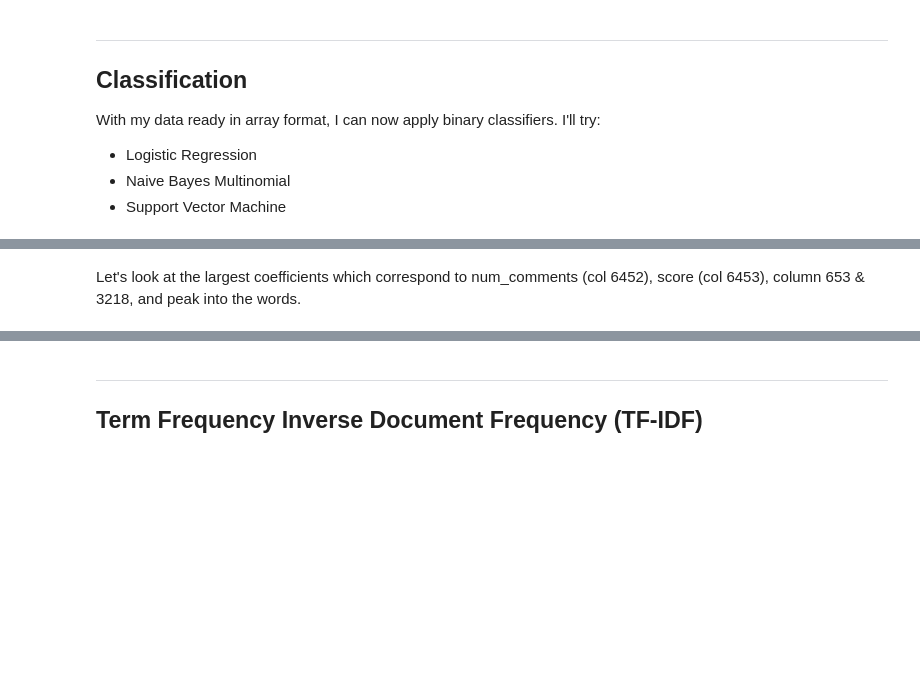
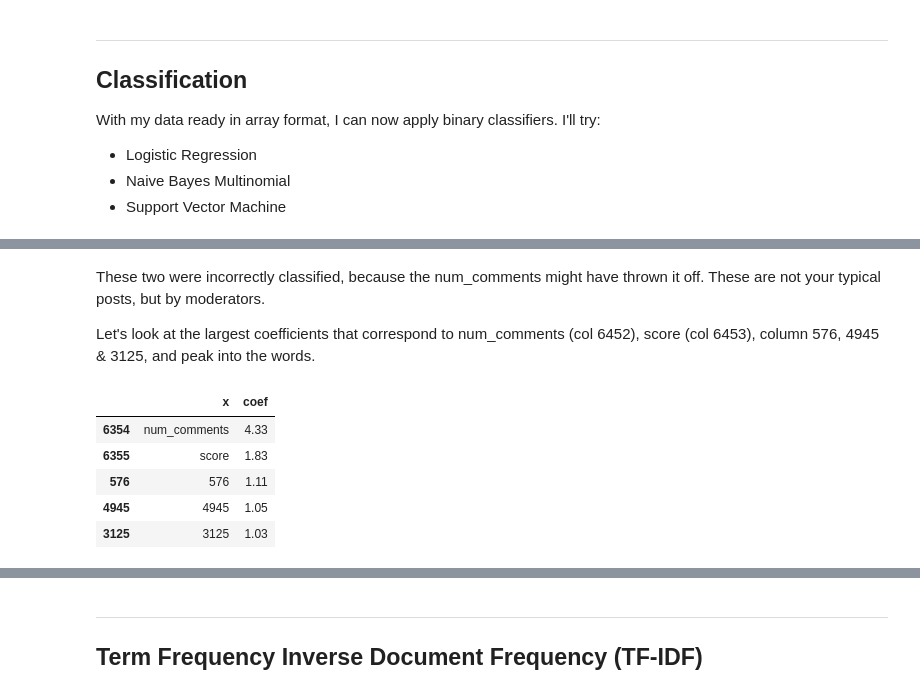
Before and after one commit to garrrychan/nlp_reddit, a Jupyter notebook: reddit_app.ipynb, the cells around one changed output, grey strips where cells are left out. Saved outputs shown, nothing was run; the diff lists cells and outputs as text; code cells hidden in the pictures; blank space fills up the shorter version.

```diff
--- a/reddit_app.ipynb
+++ b/reddit_app.ipynb
@@ -222,13 +229,19 @@ results(LogisticRegression())
-# %%
-model = LogisticRegression()
-model.fit(Z_train, target_train);
-
-# create a pipeline and serialize model to file (for my app)
-pipe = Pipeline([("model", model)])
-pickle.dump(pipe, open("pipe.pkl", "wb"))
+# %%
+log_model = LogisticRegression()
+log_model.fit(Z_train, target_train);
 # %% [markdown]
-Let's look at the largest coefficients which correspond to num_comments (col 6452), score (col 6453), column 653 & 3218, and peak into the words.
+These two were incorrectly classified, because the num_comments might have thrown it off. These are not your typical posts, but by moderators.
+
+Let's look at the largest coefficients that correspond to num_comments (col 6452), score (col 6453), column 576, 4945 & 3125, and peak into the words.
 # %%
 pd.options.display.float_format = '{:.2f}'.format
-# my_coef = pd.DataFrame(list(zip(Z_train.columns,abs(model.coef_[0]))),columns=["x","coef"]).sort_values(by="coef",ascending=False).head()
+my_coef = pd.DataFrame(list(zip(Z_train.columns,abs(log_model.coef_[0]))),columns=["x","coef"]).sort_values(by="coef",ascending=False)
+my_coef.head()
+# %% [output]
+|  | x | coef |
+| 6354 | num_comments | 4.33 |
+| 6355 | score | 1.83 |
+| 576 | 576 | 1.11 |
+| 4945 | 4945 | 1.05 |
+| 3125 | 3125 | 1.03 |
 # %%
```
Also changed, not shown: parts of 34 cells of this notebook, 10 other files.
